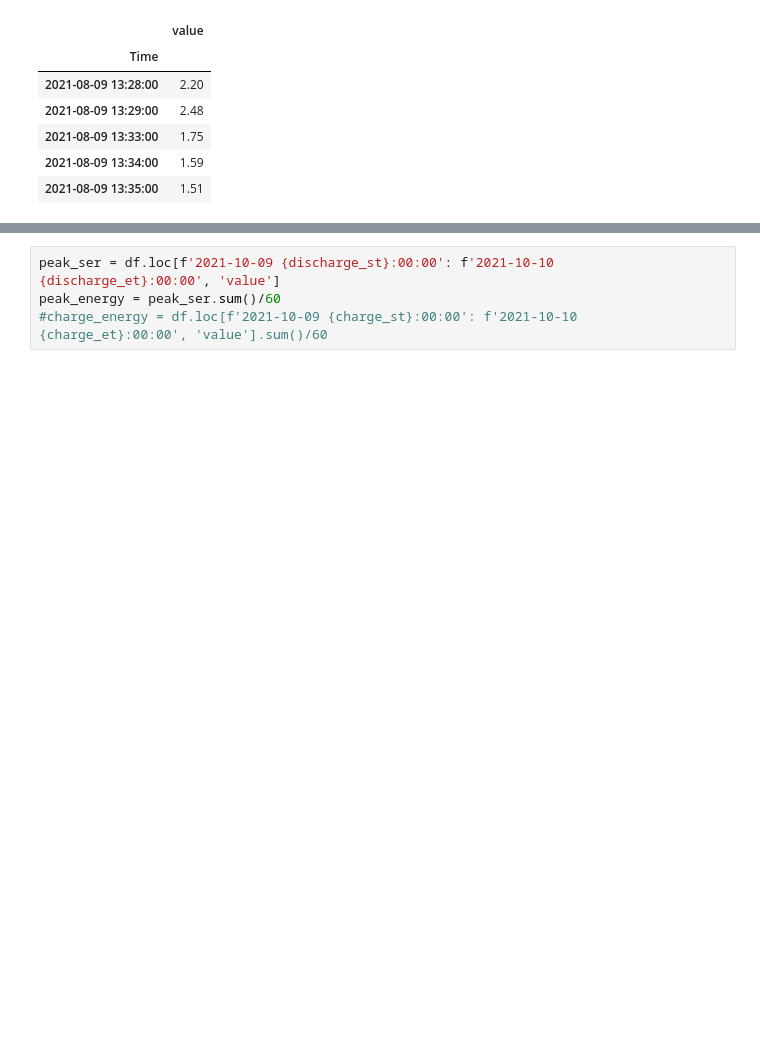
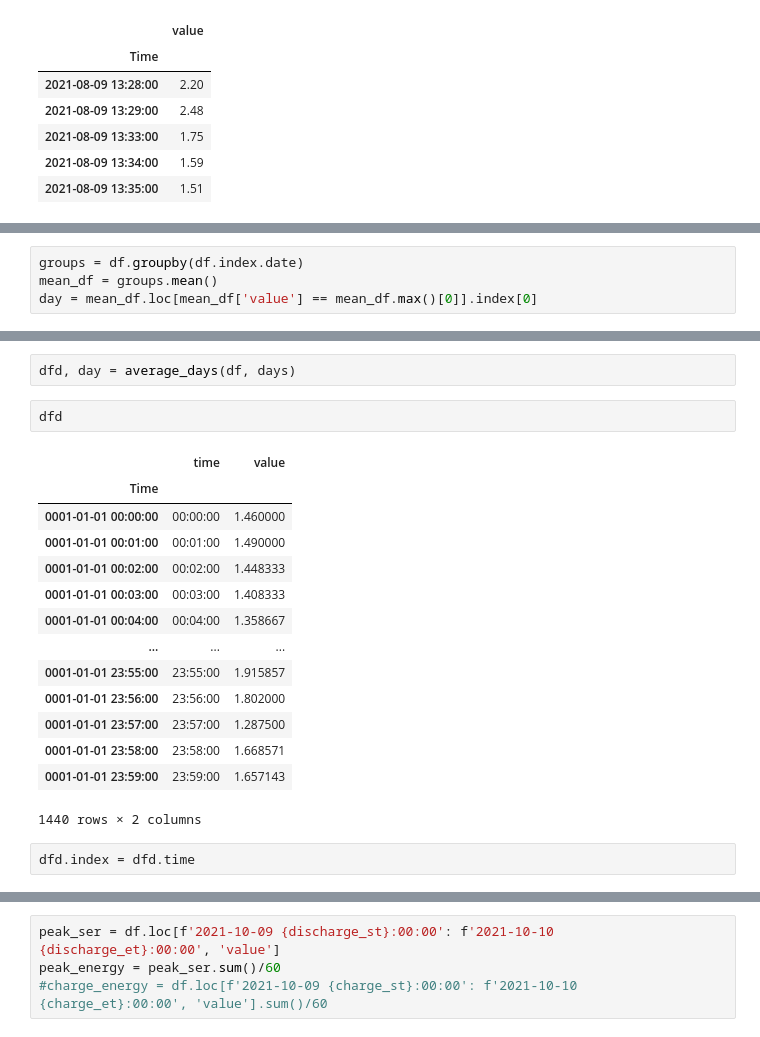
Before and after one commit to lazlop/HP_TES_sizing, a Jupyter notebook: Workbook.ipynb, the cells around one changed output, grey strips where cells are left out. Drawn from its saved outputs; the diff is of its cells as text; blank space fills up the shorter version.

```diff
--- a/Workbook.ipynb
+++ b/Workbook.ipynb
@@ -84,0 +72,4 @@ datetime.strftime(max_day, '%Y-%m-%d')
+# %%
+groups = df.groupby(df.index.date)
+mean_df = groups.mean()
+day = mean_df.loc[mean_df['value'] == mean_df.max()[0]].index[0]
@@ -84,0 +107,21 @@ datetime.strftime(max_day, '%Y-%m-%d')
+# %%
+dfd, day = average_days(df, days)
+# %%
+dfd
+# %% [output]
+|  | time | value |
+| Time |  |  |
+| 0001-01-01 00:00:00 | 00:00:00 | 1.460000 |
+| 0001-01-01 00:01:00 | 00:01:00 | 1.490000 |
+| 0001-01-01 00:02:00 | 00:02:00 | 1.448333 |
+| 0001-01-01 00:03:00 | 00:03:00 | 1.408333 |
+| 0001-01-01 00:04:00 | 00:04:00 | 1.358667 |
+| ... | ... | ... |
+| 0001-01-01 23:55:00 | 23:55:00 | 1.915857 |
+| 0001-01-01 23:56:00 | 23:56:00 | 1.802000 |
+| 0001-01-01 23:57:00 | 23:57:00 | 1.287500 |
+| 0001-01-01 23:58:00 | 23:58:00 | 1.668571 |
+| 0001-01-01 23:59:00 | 23:59:00 | 1.657143 |
+1440 rows × 2 columns
+# %%
+dfd.index = dfd.time
```
Also changed, not shown: parts of 20 cells of this notebook.
